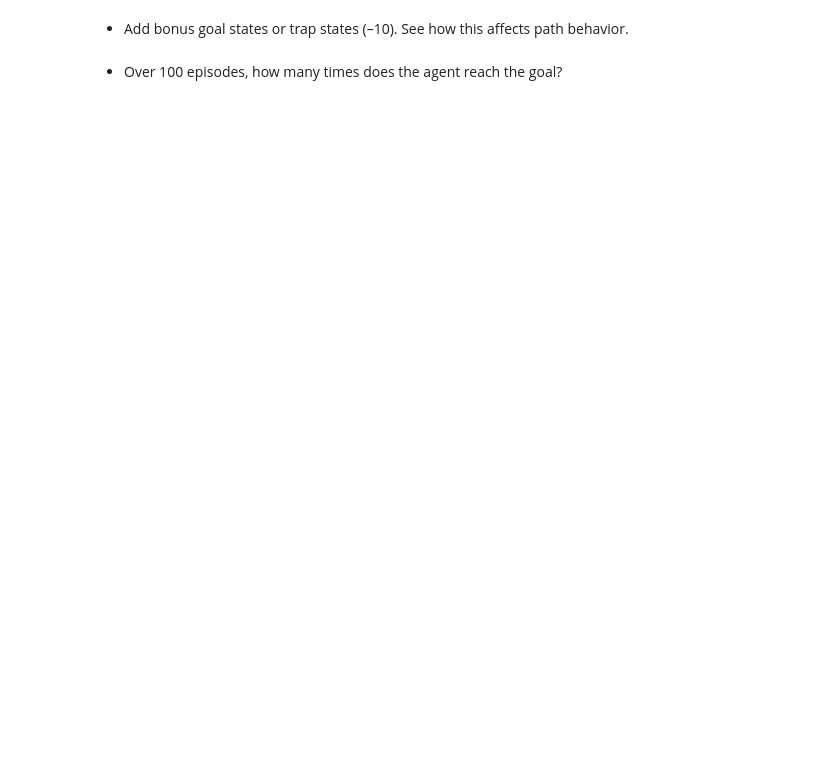
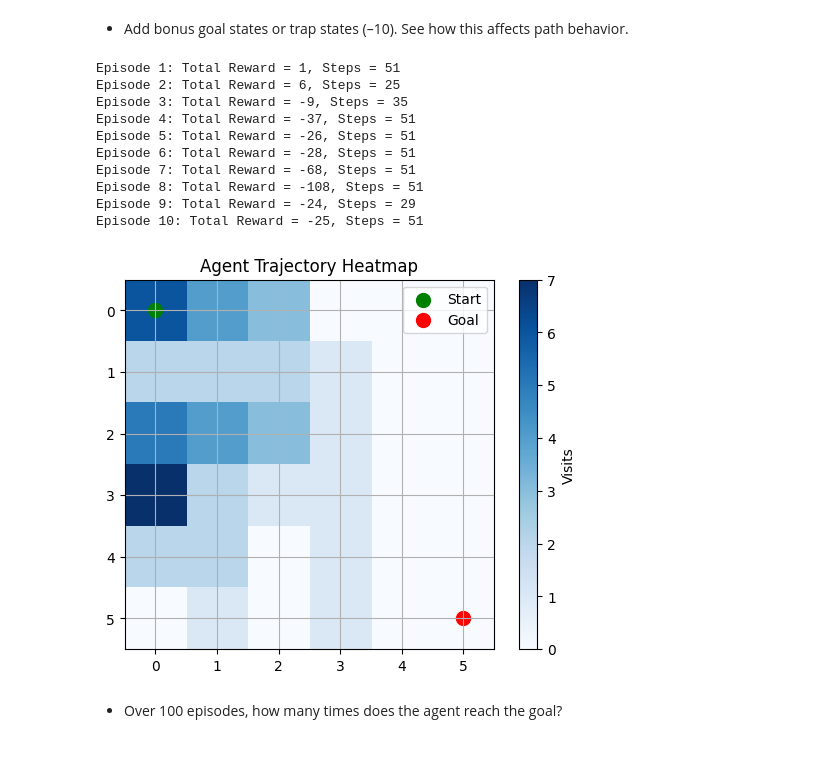
Before and after one commit to S-Prasad-M/Reinforcement-Lab-Exps, a Jupyter notebook: RL_Lab_Work.ipynb, the cells around one changed output. Cells and saved outputs as stored; diff of their text form; code cells hidden in the pictures; blank space fills up the shorter version.

```diff
--- a/RL_Lab_Work.ipynb
+++ b/RL_Lab_Work.ipynb
@@ -185,5 +185,46 @@ Episode 10: Total Reward = 6, Steps = 27
 # %% [markdown]
 - Add bonus goal states or trap states (–10). See how this affects path behavior.
+# %%
+TRAP_STATES = [(1,1), (2,5), (3,4)]
+
+visited_states = set()
+
+def step(state, action):
+    move = ACTION_DICT[action]
+    new_state = (state[0] + move[0], state[1] + move[1])
+    if not is_valid_state(new_state):
+        new_state = state
+        reward = -1
+    elif new_state == GOAL_STATE:
+        reward = REWARD_GOAL
+    elif new_state not in visited_states:
+        visited_states.add(new_state)
+        reward = REWARD_NEW
+    elif new_state in TRAP_STATES:
+        reward = -10
+    else:
+        reward = 0
+    done = (new_state == GOAL_STATE)
+    return new_state, reward, done
+
+for ep in range(EPISODE):
+    traj, reward = run_episode()
+    # goal_reached = traj[-1] == GOAL_STATE
+    print(f"Episode {ep+1}: Total Reward = {reward}, Steps = {len(traj)}")
+goal_reached = traj[-1] == GOAL_STATE
+plot_trajectory(traj, goal_reached)
+# %% [output]
+Episode 1: Total Reward = 1, Steps = 51
+Episode 2: Total Reward = 6, Steps = 25
+Episode 3: Total Reward = -9, Steps = 35
+Episode 4: Total Reward = -37, Steps = 51
+Episode 5: Total Reward = -26, Steps = 51
+Episode 6: Total Reward = -28, Steps = 51
+Episode 7: Total Reward = -68, Steps = 51
+Episode 8: Total Reward = -108, Steps = 51
+Episode 9: Total Reward = -24, Steps = 29
+Episode 10: Total Reward = -25, Steps = 51
+[figure, added]
 # %% [markdown]
 - Over 100 episodes, how many times does the agent reach the goal?
 <br/>
```
Also changed, not shown: parts of 4 cells of this notebook.
